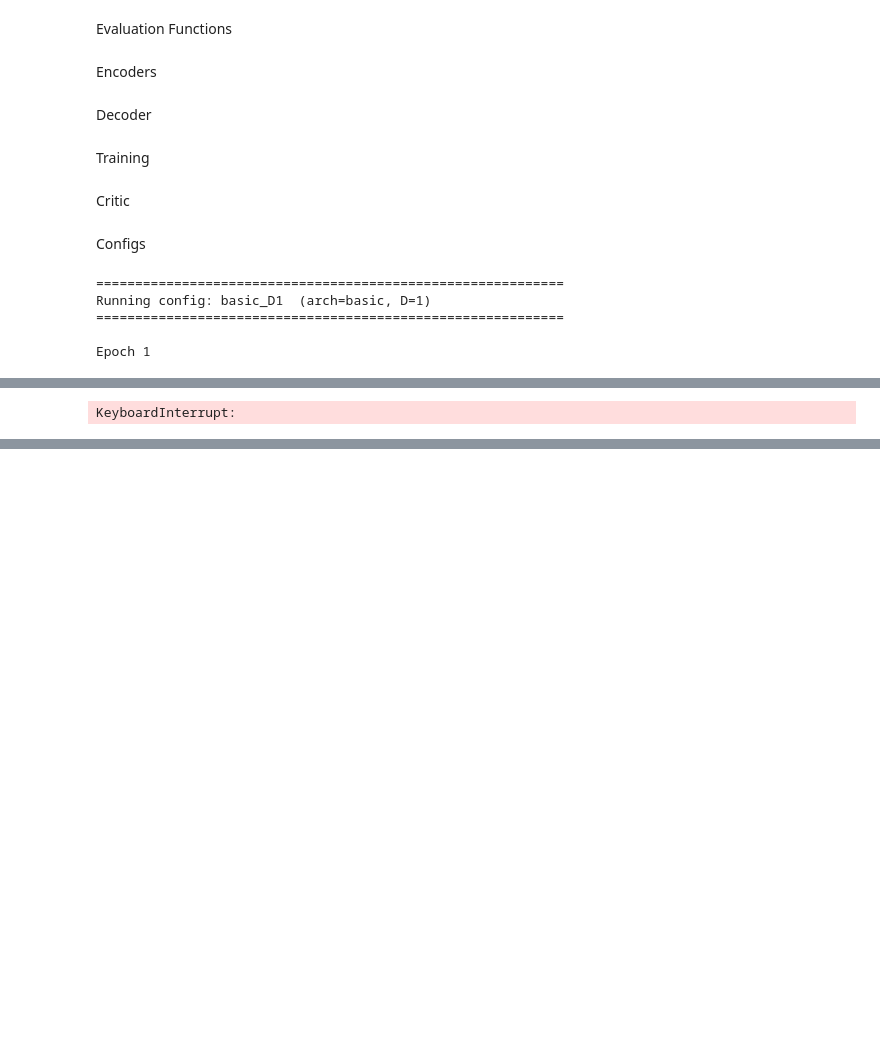
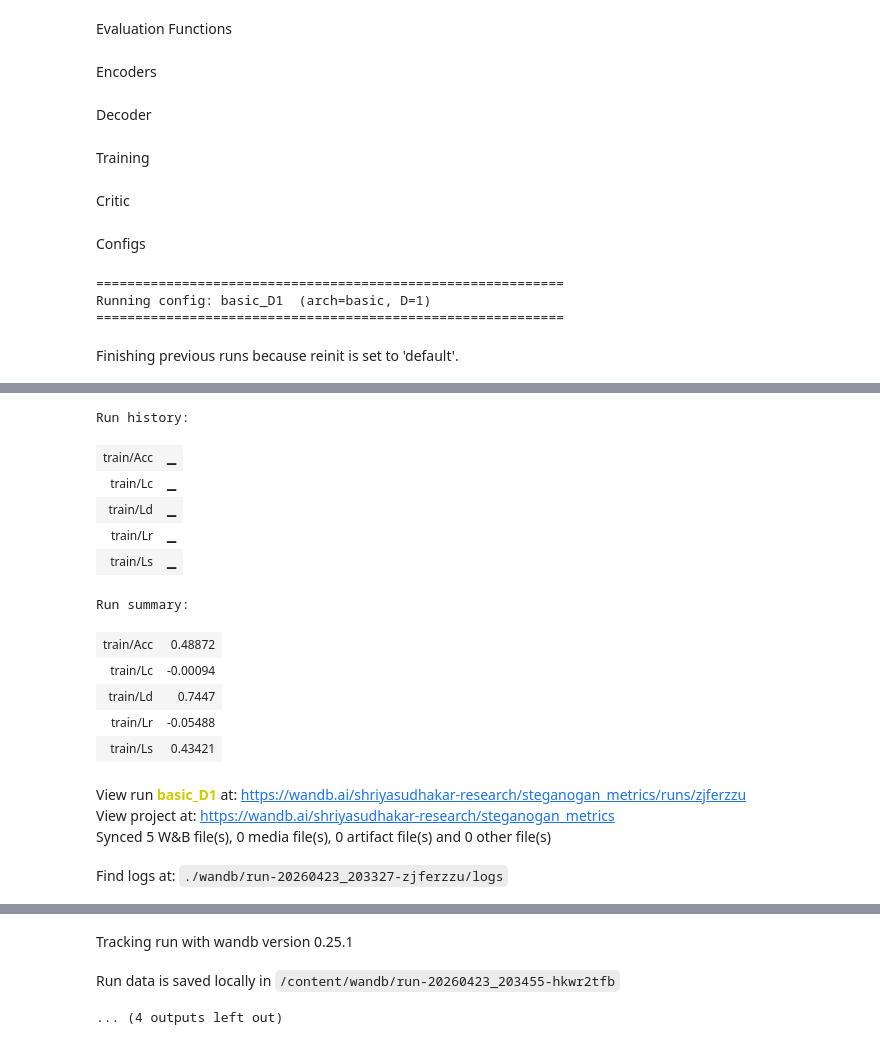
Before and after one commit to shriyasudhakar/CS4782-Final-Project, a Jupyter notebook: code/train.ipynb, the cells around one changed output, grey strips where cells are left out. Drawn from its saved outputs; the diff is of its cells as text; code cells hidden in the pictures; blank space fills up the shorter version.

Commit message:
wandb logging + tqdm bar

```diff
--- a/code/train.ipynb
+++ b/code/train.ipynb
@@ -527,7 +547,7 @@ class Trainer:
         _, _, H, W = cover.shape
         return ((cover - generated) ** 2).sum(dim=(1, 2, 3)).mean() / (3 * H * W)
 
-    def train_epoch(self, loader):
+    def train_epoch(self, loader, epoch):
 
         self.encoder.train()
         self.decoder.train()
@@ -536,7 +556,8 @@ class Trainer:
         total = {"Lc": 0.0, "Ld": 0.0, "Ls": 0.0, "Lr": 0.0, "Acc": 0.0}
         steps = 0
 
-        for cover in loader:
+        tqdm_bar = tqdm(loader, desc=f"Epoch: {epoch}", leave=True)
+        for cover in tqdm_bar:
             cover = cover.to(self.device)
             N, _, H, W = cover.shape
 
@@ -591,13 +612,17 @@ class Trainer:
             total["Acc"] += acc.item()
             steps += 1
 
+            wandb.log({"train/Lc": Lc.item(), "train/Ld": Ld.item(),
+                "train/Ls": Ls.item(), "train/Lr": Lr.item(), "train/Acc": acc.item()})
+            tqdm_bar.set_postfix({"Lc": f"{Lc.item():.3f}", "Ld": f"{Ld.item():.3f}", "Acc": f"{acc.item():.3f}"})
+
         return {k: v / steps for k, v in total.items()}
 
     def train(self, train_loader, val_loader, epochs):
         for epoch in range(epochs):
             print(f"\nEpoch {epoch+1}")
 
-            train_metrics = self.train_epoch(train_loader)
+            train_metrics = self.train_epoch(train_loader, epoch+1)
 
             print(
                 f"Lc: {train_metrics['Lc']:.4f} | "
@@ -615,6 +640,11 @@ class Trainer:
                 f"PSNR: {eval_metrics['PSNR']:.2f} | "
                 f"SSIM: {eval_metrics['SSIM']:.4f}"
             )
+
+            wandb.log({"eval/RS-BPP": eval_metrics["RS-BPP"],
+                "eval/PSNR": eval_metrics["PSNR"],
+                "eval/SSIM": eval_metrics["SSIM"],
+                "epoch": epoch + 1})
 # %% [markdown]
 Critic
 # %%
@@ -695,7 +725,15 @@ for cfg in configs:
     trainer = Trainer(encoder, decoder, critic, D=cfg["D"], device=device)
     # lr, grad_clip=0.25, critic_clip=0.1 are already set to paper defaults in Trainer
 
+    wandb.init(
+        project="steganogan_metrics",
+        name=cfg["label"],
+        config={"arch": cfg["arch"], "D": cfg["D"], "epochs": EPOCHS, "lr": LR},
+    )
+
     trainer.train(train_loader, valid_loader, epochs=EPOCHS)
+
+    wandb.finish()
 
     final = evaluate(encoder, decoder, valid_loader, cfg["D"], device=device)
     all_results[cfg["label"]] = {**final, "arch": cfg["arch"], "D": cfg["D"]}
@@ -716,5 +754,4 @@ for D in range(1, 7):
 ============================================================
 Running config: basic_D1  (arch=basic, D=1)
 ============================================================
-
-Epoch 1
+Finishing previous runs because reinit is set to 'default'.
@@ -721 +759,16 @@ Epoch 1
-KeyboardInterrupt:
+Run history:
+| train/Acc | ▁ |
+| train/Lc | ▁ |
+| train/Ld | ▁ |
+| train/Lr | ▁ |
+| train/Ls | ▁ |
+Run summary:
+| train/Acc | 0.48872 |
+| train/Lc | -0.00094 |
+| train/Ld | 0.7447 |
+| train/Lr | -0.05488 |
+| train/Ls | 0.43421 |
+View run basic_D1 at: https://wandb.ai/shriyasudhakar-research/steganogan_metrics/runs/zjferzzu
+View project at: https://wandb.ai/shriyasudhakar-research/steganogan_metrics
+Synced 5 W&B file(s), 0 media file(s), 0 artifact file(s) and 0 other file(s)
+Find logs at: ./wandb/run-20260423_203327-zjferzzu/logs
@@ -721,0 +776,3 @@ KeyboardInterrupt:
+Tracking run with wandb version 0.25.1
+Run data is saved locally in /content/wandb/run-20260423_203455-hkwr2tfb
+... (4 outputs left out)
```
Also changed, not shown: parts of 4 cells of this notebook.
